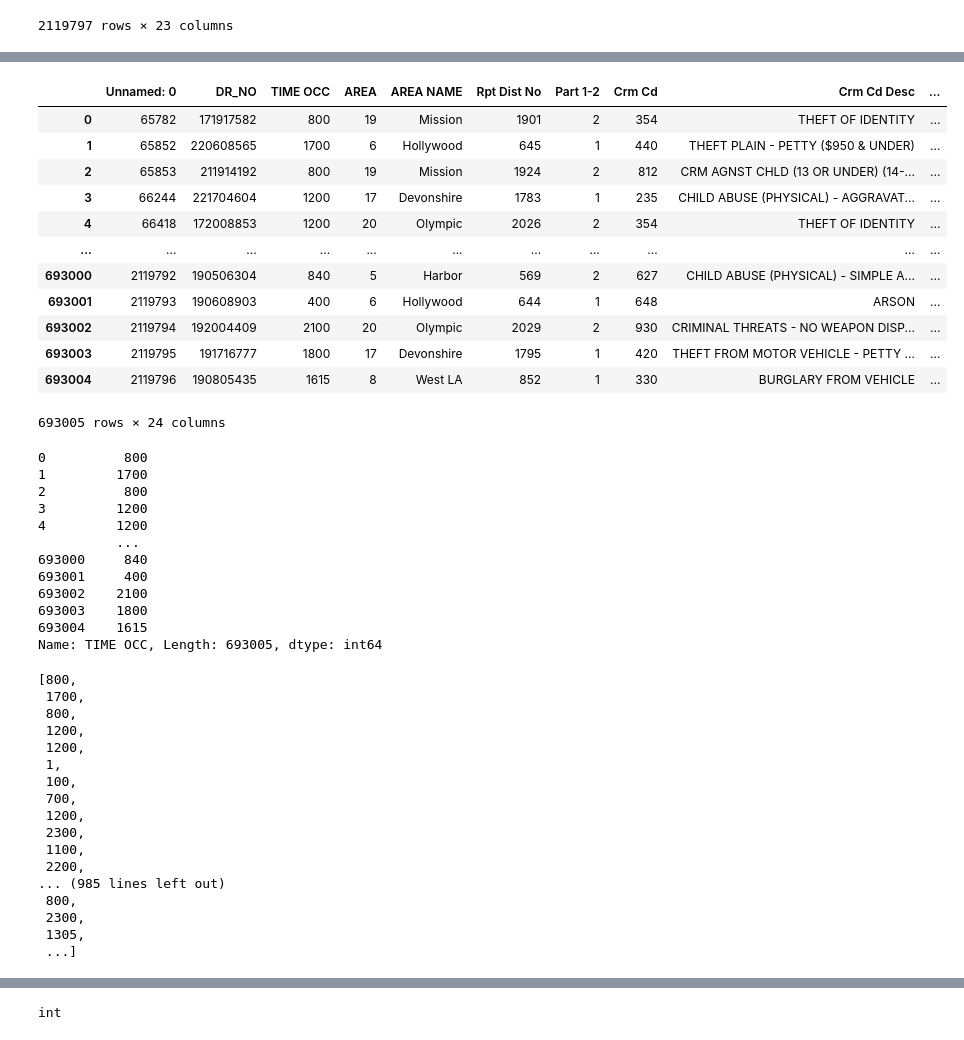
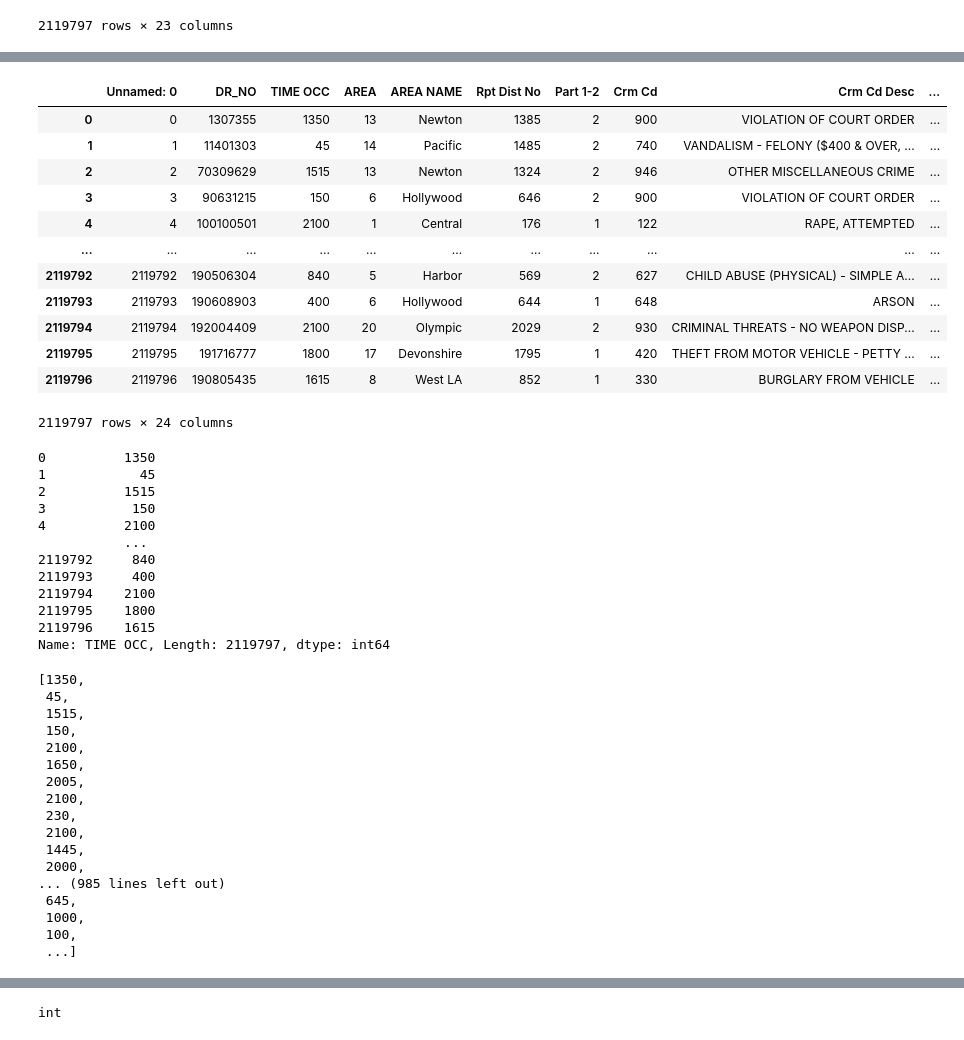
Before and after one commit to s414-3502/cis4301-group4-project23, a Jupyter notebook: Preprocessing/Database_Project_CIS4301.ipynb, the cells around one changed output, grey strips where cells are left out. Drawn from its saved outputs; the diff is of its cells as text; code cells hidden in the pictures.

Commit message:
modified notebook to revert dataset to original size and modify time of crime column

```diff
--- a/Preprocessing/Database_Project_CIS4301.ipynb
+++ b/Preprocessing/Database_Project_CIS4301.ipynb
@@ -259,58 +262,59 @@ files.download('crimedataset2017to2022.csv')
 [interactive output not drawn]
 [interactive output not drawn]
 # %%
-modf_data = pd.read_csv("crimedataset2017to2022.csv")
+# modf_data = pd.read_csv("crimedataset2017to2022.csv")
+modf_data = pd.read_csv('crimedata_new_all.csv')
 modf_data
 # %% [output]
 |  | Unnamed: 0 | DR_NO | TIME OCC | AREA | AREA NAME | Rpt Dist No | Part 1-2 | Crm Cd | Crm Cd Desc | ... |
-| 0 | 65782 | 171917582 | 800 | 19 | Mission | 1901 | 2 | 354 | THEFT OF IDENTITY | ... |
-| 1 | 65852 | 220608565 | 1700 | 6 | Hollywood | 645 | 1 | 440 | THEFT PLAIN - PETTY ($950 & UNDER) | ... |
-| 2 | 65853 | 211914192 | 800 | 19 | Mission | 1924 | 2 | 812 | CRM AGNST CHLD (13 OR UNDER) (14-... | ... |
-| 3 | 66244 | 221704604 | 1200 | 17 | Devonshire | 1783 | 1 | 235 | CHILD ABUSE (PHYSICAL) - AGGRAVAT... | ... |
-| 4 | 66418 | 172008853 | 1200 | 20 | Olympic | 2026 | 2 | 354 | THEFT OF IDENTITY | ... |
+| 0 | 0 | 1307355 | 1350 | 13 | Newton | 1385 | 2 | 900 | VIOLATION OF COURT ORDER | ... |
+| 1 | 1 | 11401303 | 45 | 14 | Pacific | 1485 | 2 | 740 | VANDALISM - FELONY ($400 & OVER, ... | ... |
+| 2 | 2 | 70309629 | 1515 | 13 | Newton | 1324 | 2 | 946 | OTHER MISCELLANEOUS CRIME | ... |
+| 3 | 3 | 90631215 | 150 | 6 | Hollywood | 646 | 2 | 900 | VIOLATION OF COURT ORDER | ... |
+| 4 | 4 | 100100501 | 2100 | 1 | Central | 176 | 1 | 122 | RAPE, ATTEMPTED | ... |
 | ... | ... | ... | ... | ... | ... | ... | ... | ... | ... | ... |
-| 693000 | 2119792 | 190506304 | 840 | 5 | Harbor | 569 | 2 | 627 | CHILD ABUSE (PHYSICAL) - SIMPLE A... | ... |
-| 693001 | 2119793 | 190608903 | 400 | 6 | Hollywood | 644 | 1 | 648 | ARSON | ... |
-| 693002 | 2119794 | 192004409 | 2100 | 20 | Olympic | 2029 | 2 | 930 | CRIMINAL THREATS - NO WEAPON DISP... | ... |
-| 693003 | 2119795 | 191716777 | 1800 | 17 | Devonshire | 1795 | 1 | 420 | THEFT FROM MOTOR VEHICLE - PETTY ... | ... |
-| 693004 | 2119796 | 190805435 | 1615 | 8 | West LA | 852 | 1 | 330 | BURGLARY FROM VEHICLE | ... |
+| 2119792 | 2119792 | 190506304 | 840 | 5 | Harbor | 569 | 2 | 627 | CHILD ABUSE (PHYSICAL) - SIMPLE A... | ... |
+| 2119793 | 2119793 | 190608903 | 400 | 6 | Hollywood | 644 | 1 | 648 | ARSON | ... |
+| 2119794 | 2119794 | 192004409 | 2100 | 20 | Olympic | 2029 | 2 | 930 | CRIMINAL THREATS - NO WEAPON DISP... | ... |
+| 2119795 | 2119795 | 191716777 | 1800 | 17 | Devonshire | 1795 | 1 | 420 | THEFT FROM MOTOR VEHICLE - PETTY ... | ... |
+| 2119796 | 2119796 | 190805435 | 1615 | 8 | West LA | 852 | 1 | 330 | BURGLARY FROM VEHICLE | ... |
-693005 rows × 24 columns
+2119797 rows × 24 columns
 # %%
 modf_data.loc[:,"TIME OCC"]
 # %% [output]
-0          800
-1         1700
-2          800
-3         1200
-4         1200
-          ...
-693000     840
-693001     400
-693002    2100
-693003    1800
-693004    1615
-Name: TIME OCC, Length: 693005, dtype: int64
+0          1350
+1            45
+2          1515
+3           150
+4          2100
+           ...
+2119792     840
+2119793     400
+2119794    2100
+2119795    1800
+2119796    1615
+Name: TIME OCC, Length: 2119797, dtype: int64
 # %%
 time_of_crime = modf_data["TIME OCC"].values.tolist()
 # %%
 time_of_crime
 # %% [output]
-[800,
- 1700,
- 800,
- 1200,
- 1200,
- 1,
+[1350,
+ 45,
+ 1515,
+ 150,
+ 2100,
+ 1650,
+ 2005,
+ 2100,
+ 230,
+ 2100,
+ 1445,
+ 2000,
+... (985 lines left out)
+ 645,
+ 1000,
  100,
- 700,
- 1200,
- 2300,
- 1100,
- 2200,
-... (985 lines left out)
- 800,
- 2300,
- 1305,
  ...]
 # %%
 len(time_of_crime)
```
Also changed, not shown: parts of 25 cells of this notebook.
